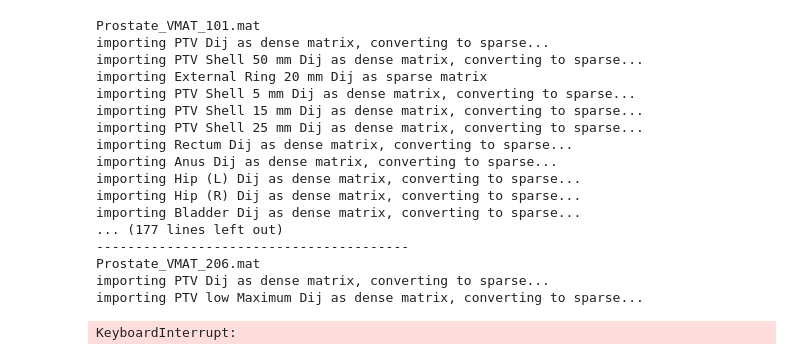
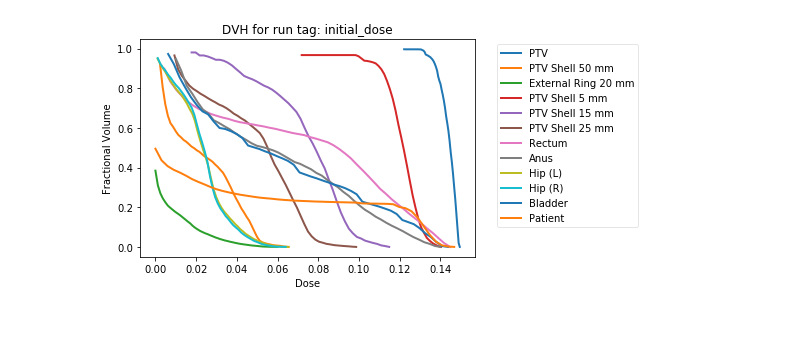
Before and after one commit to brugaltheelder/vmat_auto, a Jupyter notebook: troy_dev_file.ipynb, the cells around one changed output. Drawn from its saved outputs; the diff is of its cells as text; code cells hidden in the pictures; blank space fills up the shorter version.

```diff
--- a/troy_dev_file.ipynb
+++ b/troy_dev_file.ipynb
@@ -9,13 +11,23 @@ def print_structure_info(data):
 # %%
 # Troy Inputs
 # Find work directory
-cwd = '/media/troy/DataDrive/Dropbox/CAP Group/TROTS/Prostate_VMAT/'
+cwd = '/Users/troy/Dropbox/CAP Group/TROTS/Prostate_VMAT/'
+working_directory = 'outputs_troy/'
+# cwd = '/media/troy/DataDrive/Dropbox/CAP Group/TROTS/Prostate_VMAT/'
 
 # Load patient information
 filename = 'Prostate_VMAT_101.mat'
 
+imrt_model_params = {
+    'target_weights':{'PTV':1000., 'default':500.},
+    'oar_weights':{'Rectum':10., 'Bladder':10., 'default':1.}
+}
+
+
 input_dict = {
     'cwd': cwd,
+    'figure_directory':working_directory,
     'filename': filename,
     'Rx': {'PTV': 79.56, 'PTV Vesicles': 72.2},
+    'model_params':imrt_model_params
 }
@@ -23,0 +34,2 @@ data = patient_data(input_dict)
+# %%
+model = imrt_fmo(input_dict)
@@ -23,0 +58,4 @@ data = patient_data(input_dict)
+# %%
+model.plot_DVH(run_tag='initial_dose',saveDVH=True, num_bins = 50)
+# %% [output]
+[figure, added]
@@ -31,31 +70,12 @@ print_structure_info(data)
 # %%
 
-for filename in os.listdir(cwd):
-    print filename
-    input_dict = {
-    'cwd': cwd,
-    'filename': filename,
-    'Rx': {'PTV': 79.56, 'PTV Vesicles': 72.2},
-    }
-    data = patient_data(input_dict)
-    print_structure_info(data)
-    print '-'*40
+# for filename in os.listdir(cwd):
+#     print filename
+#     input_dict = {
+#     'cwd': cwd,
+#     'filename': filename,
+#     'Rx': {'PTV': 79.56, 'PTV Vesicles': 72.2},
+#     }
+#     data = patient_data(input_dict)
+#     print_structure_info(data)
+#     print '-'*40
-# %% [output]
-Prostate_VMAT_101.mat
-importing PTV Dij as dense matrix, converting to sparse...
-importing PTV Shell 50 mm Dij as dense matrix, converting to sparse...
-importing External Ring 20 mm Dij as sparse matrix
-importing PTV Shell 5 mm Dij as dense matrix, converting to sparse...
-importing PTV Shell 15 mm Dij as dense matrix, converting to sparse...
-importing PTV Shell 25 mm Dij as dense matrix, converting to sparse...
-importing Rectum Dij as dense matrix, converting to sparse...
-importing Anus Dij as dense matrix, converting to sparse...
-importing Hip (L) Dij as dense matrix, converting to sparse...
-importing Hip (R) Dij as dense matrix, converting to sparse...
-importing Bladder Dij as dense matrix, converting to sparse...
-... (177 lines left out)
-----------------------------------------
-Prostate_VMAT_206.mat
-importing PTV Dij as dense matrix, converting to sparse...
-importing PTV low Maximum Dij as dense matrix, converting to sparse...
-KeyboardInterrupt:
```
Also changed, not shown: parts of 9 cells of this notebook, 3 other files.
